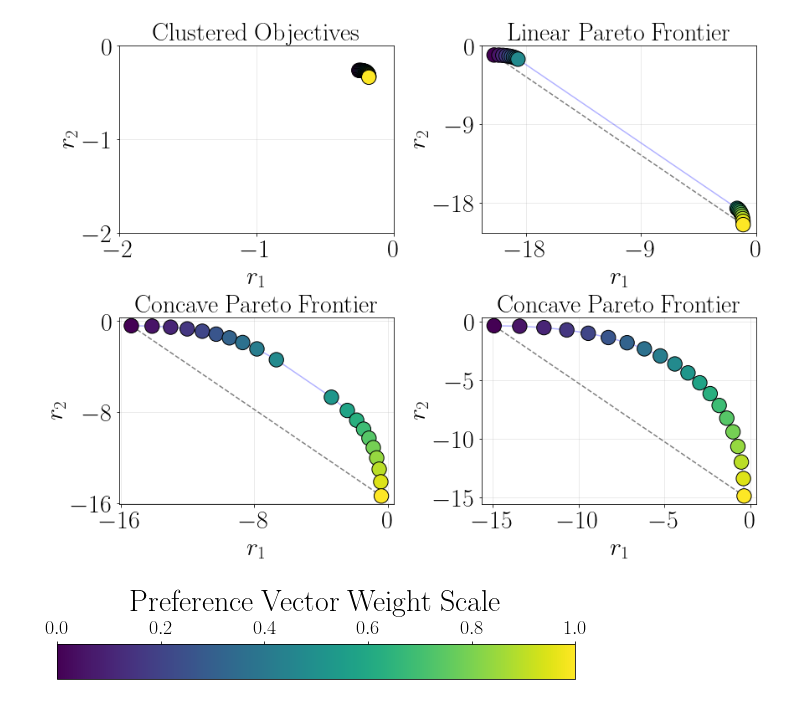
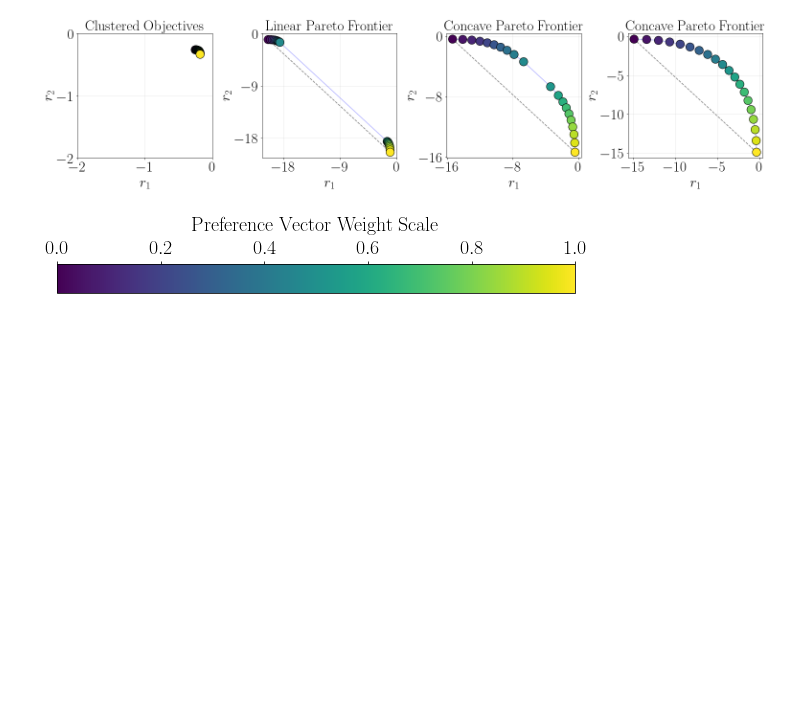
Before and after one commit to VirtuosoResearch/Multi-objective-reinforcement-learning-code, a Jupyter notebook: src/figure/plot_case.ipynb, the cells around one changed output. Cells and saved outputs as stored; diff of their text form; code cells hidden in the pictures; blank space fills up the shorter version.

Commit message:
adjust figures

```diff
--- a/src/figure/plot_case.ipynb
+++ b/src/figure/plot_case.ipynb
@@ -26,12 +26,12 @@ titles = [
     ]
 w_values = np.array(data["w_values"], dtype=float)
 
-grid_rows, grid_cols = 2, 2
+grid_rows, grid_cols = 1, 4
 max_axes = grid_rows * grid_cols
 if len(modes) > max_axes:
     raise ValueError(f"Expected at most {max_axes} modes for a 2x2 grid, got {len(modes)}")
 
-fig, axes = plt.subplots(grid_rows, grid_cols, figsize=(12, 9), constrained_layout=True)
+fig, axes = plt.subplots(grid_rows, grid_cols, figsize=(21, 5), constrained_layout=True)
 axes = axes.ravel()
 
 sc = None
@@ -83,34 +83,34 @@ for i, mode in enumerate(modes):
     ax.set_ylabel(r"$r_2$", fontsize=fontsize)
     ax.grid(True, alpha=0.3)
 
 for ax in axes[len(modes):]:
     ax.set_visible(False)
 
 
 # cbar_ax = fig.add_axes([0.92, 0.15, 0.01, 0.7])
 # fig.colorbar(sc, cax=cbar_ax, label="Preference Weight $w$ (0=Obj2, 1=Obj1)")
 # cbar = fig.colorbar(
 #     sc,
 #     ax=axes[:len(modes)],
 #     orientation="horizontal",
 #     location="top",
 #     pad=0.08,
 #     fraction=0.05
 # )
 # cbar.ax.tick_params(labelsize=20)
 # cbar.ax.xaxis.set_label_position("top")
 # cbar.ax.xaxis.set_ticks_position("top")
 # cbar.set_label(
 #     r"$\mathrm{Preference~Weight}$",
 #     fontsize=24
 # )
 fig.savefig('case.pdf', dpi=1200, bbox_inches="tight")
 
 plt.show()
 
 plt.close(fig)
 # %% [output]
-[figure, old version]
+[figure, new version]
 # %%
 import json
 from pathlib import Path
@@ -128,7 +128,7 @@ import matplotlib.ticker as mticker
 # =========================
 # Save colorbar as a separate figure
 # =========================
-fig_cb = plt.figure(figsize=(8, 1.2))  # 横向 colorbar
+fig_cb = plt.figure(figsize=(8, 1.0))  # 横向 colorbar
 cax = fig_cb.add_axes([0.05, 0.4, 0.9, 0.4])  # [left, bottom, width, height]
 
 cb = fig_cb.colorbar(
@@ -143,11 +143,11 @@ cb.ax.xaxis.set_label_position("top")
 cb.ax.xaxis.set_ticks_position("top")
 cb.set_label(
     r"$\mathrm{Preference~Vector~Weight~Scale}$",
-    fontsize=30,
+    fontsize=20,
     labelpad=8
 )
 
 fig_cb.savefig("case_colorbar.pdf", dpi=1200, bbox_inches="tight")
 plt.show()
 # %% [output]
-[figure, old version]
+[figure, new version]
```
Also changed, not shown: 2 other files.
